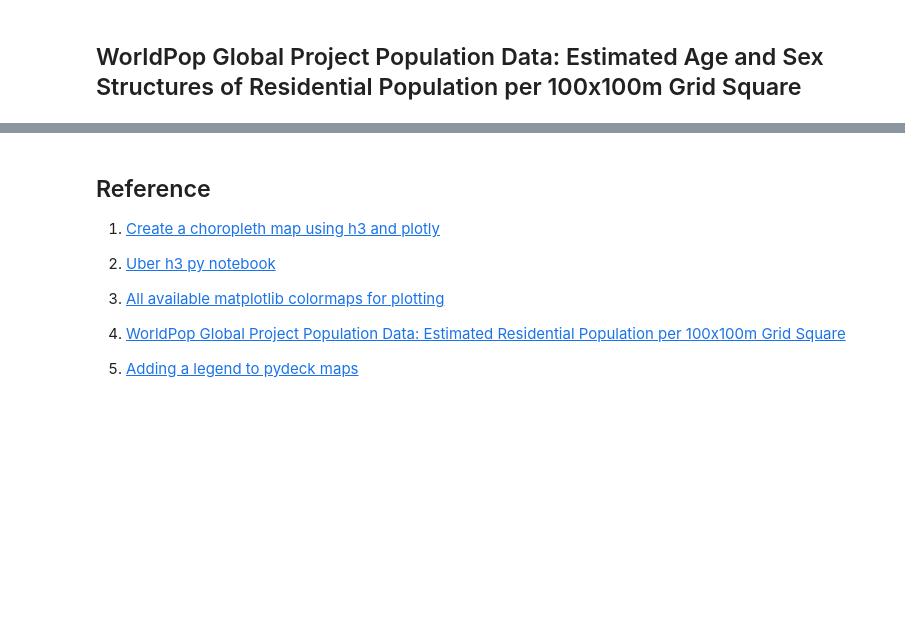
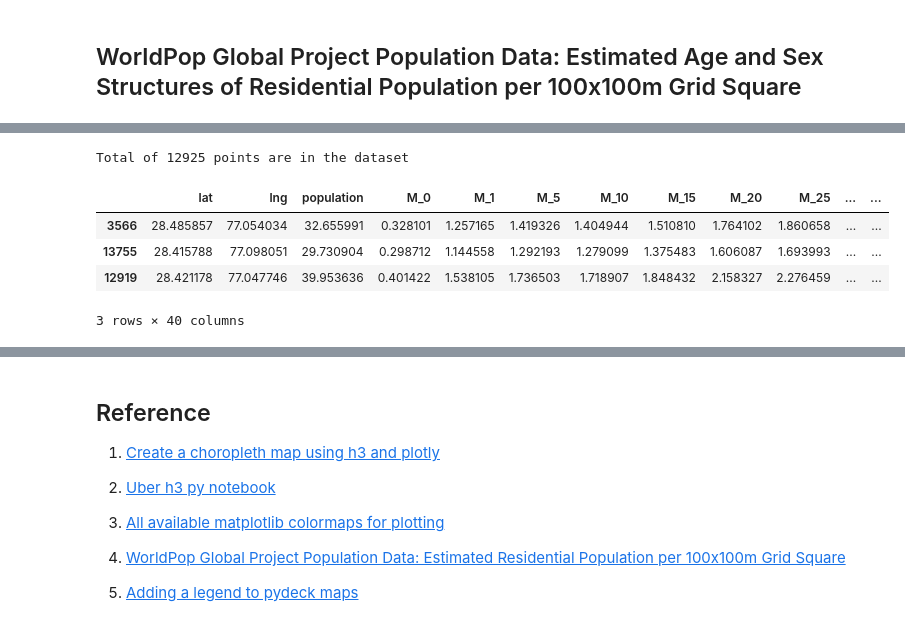
Before and after one commit to kavyajeetbora/CityHealthMonitor, a Jupyter notebook: development/population_estimate.ipynb, the cells around one changed output, grey strips where cells are left out. Cells and saved outputs as stored; diff of their text form; code cells hidden in the pictures; blank space fills up the shorter version.

```diff
--- a/development/population_estimate.ipynb
+++ b/development/population_estimate.ipynb
@@ -305,0 +348,10 @@ world_pop_image = ee.ImageCollection("WorldPop/GP/100m/pop_age_sex")\
+# %%
+pas_gdf = convert_to_gdf(final_df, aoi)
+pas_gdf.sample(3)
+# %% [output]
+Total of 12925 points are in the dataset
+|  | lat | lng | population | M_0 | M_1 | M_5 | M_10 | M_15 | M_20 | M_25 | ... | ... |
+| 3566 | 28.485857 | 77.054034 | 32.655991 | 0.328101 | 1.257165 | 1.419326 | 1.404944 | 1.510810 | 1.764102 | 1.860658 | ... | ... |
+| 13755 | 28.415788 | 77.098051 | 29.730904 | 0.298712 | 1.144558 | 1.292193 | 1.279099 | 1.375483 | 1.606087 | 1.693993 | ... | ... |
+| 12919 | 28.421178 | 77.047746 | 39.953636 | 0.401422 | 1.538105 | 1.736503 | 1.718907 | 1.848432 | 2.158327 | 2.276459 | ... | ... |
+3 rows × 40 columns
```
Also changed, not shown: parts of 14 cells of this notebook.
